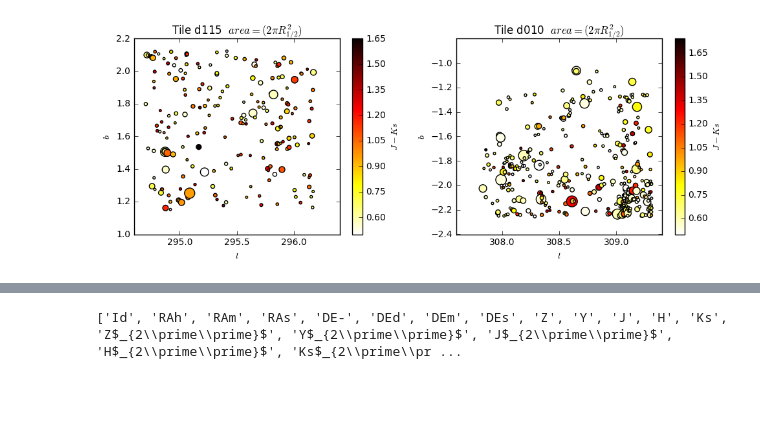
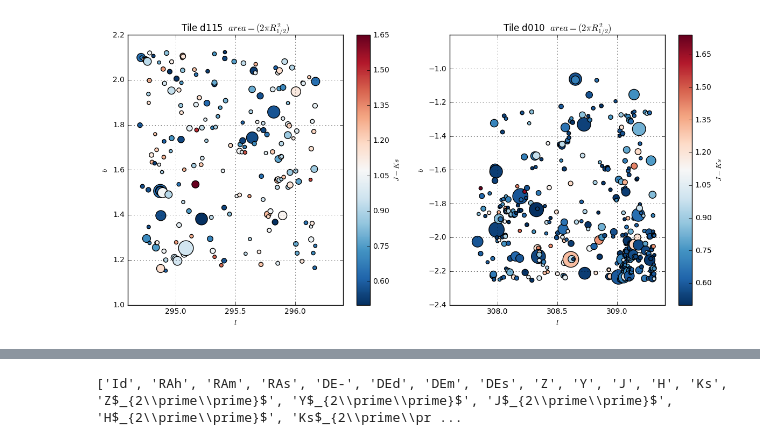
Before and after one commit to BrunoSanchez/VVV_galaxies, a Jupyter notebook: star-galaxyML.ipynb, the cells around one changed output, grey strips where cells are left out. Drawn from its saved outputs; the diff is of its cells as text; code cells hidden in the pictures; blank space fills up the shorter version.

```diff
--- a/star-galaxyML.ipynb
+++ b/star-galaxyML.ipynb
@@ -26,31 +26,32 @@ cat['J-Ks'] = cat['J$_{2\\prime\\prime}$'] - cat['Ks$_{2\\prime\\prime}$']
 cat['H-Ks'] = cat['H$_{2\\prime\\prime}$'] - cat['Ks$_{2\\prime\\prime}$']
 cat['J-H'] = cat['J$_{2\\prime\\prime}$'] - cat['H$_{2\\prime\\prime}$']
 # %%
-plt.figure(figsize=(10, 4))
+plt.figure(figsize=(12, 6))
 #plt.suptitle(r'$(2 \pi R_{1/2}^2)$', fontsize=14)
 plt.subplot(121)
 plt.scatter(cat['l'][cat['b']>0.],
             cat['b'][cat['b']>0.],
             c=cat['J-Ks'][cat['b']>0.],
-            s=2*np.pi*cat['R$_{1/2}$'][cat['b']>0.]**2.,
-            cmap='hot_r')
+            s=3.*2*np.pi*cat['R$_{1/2}$'][cat['b']>0.]**2.,
+            cmap='RdBu_r')
 plt.colorbar(label=r'$J-Ks$')
 plt.title(r'Tile d115  $area=(2 \pi R_{1/2}^2)$')
 plt.xlabel(r'$l$')
 plt.ylabel(r'$b$')
+plt.grid()
 
 plt.subplot(122)
 plt.scatter(cat['l'][cat['b']<0.],
             cat['b'][cat['b']<0.],
             c=cat['J-Ks'][cat['b']<0.],
-            s=2*np.pi*cat['R$_{1/2}$'][cat['b']<0.]**2.,
-            cmap='hot_r')
+            s=3.*2*np.pi*cat['R$_{1/2}$'][cat['b']<0.]**2.,
+            cmap='RdBu_r')
 plt.colorbar(label=r'$J-Ks$')
 plt.title(r'Tile d010  $area=(2 \pi R_{1/2}^2)$')
 plt.xlabel(r'$l$')
 plt.ylabel(r'$b$')
-
+plt.grid()
 plt.tight_layout()
 plt.show()
 # %% [output]
-[figure, old version]
+[figure, new version]
```
Also changed, not shown: parts of 22 cells of this notebook.
